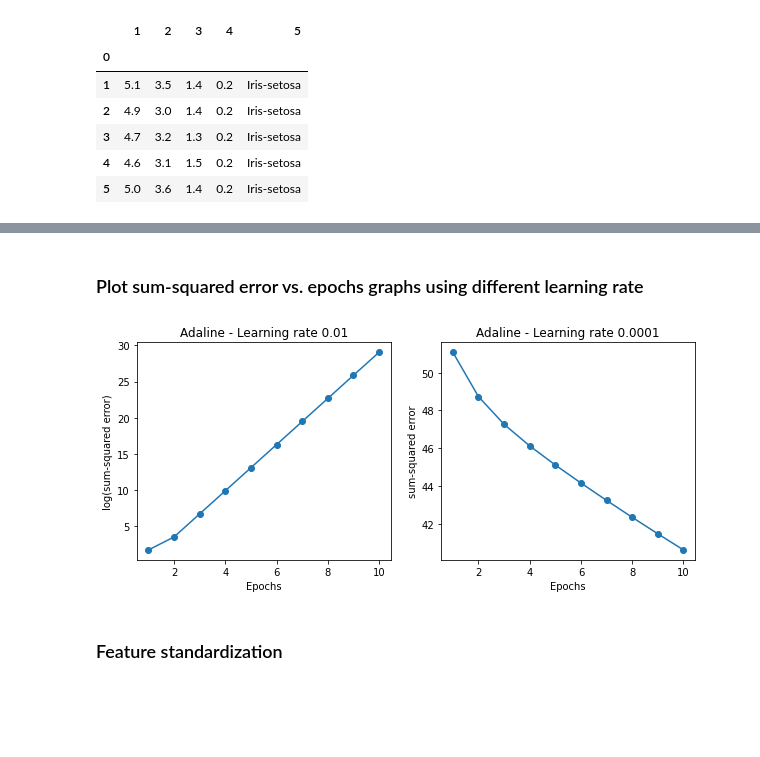
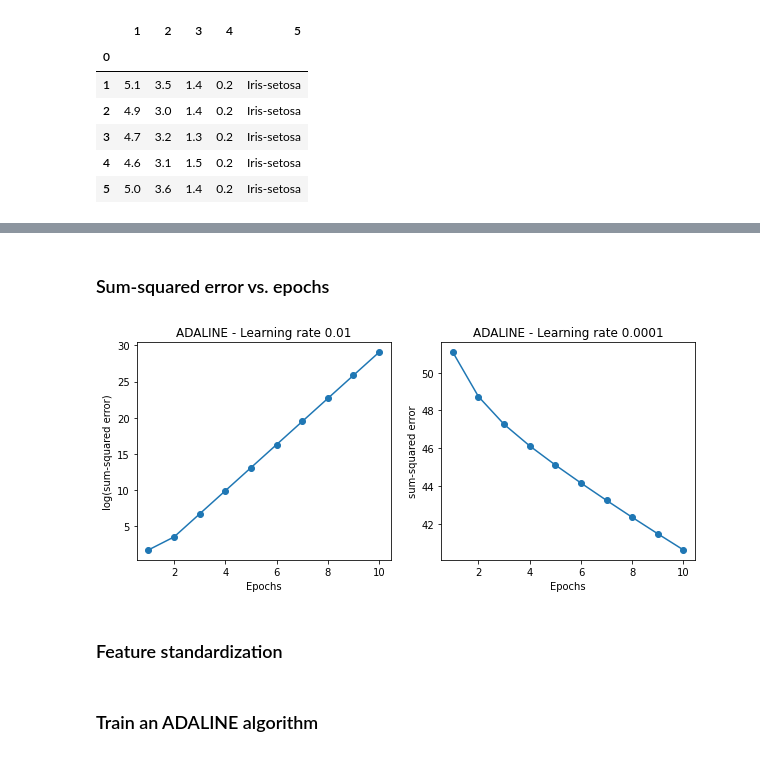
Before and after one commit to jhhan0/machine-learning, a Jupyter notebook: python_machine_learning_textbook/chap2/chap2_adaline.ipynb, the cells around one changed output, grey strips where cells are left out. Cells and saved outputs as stored; diff of their text form; code cells hidden in the pictures; blank space fills up the shorter version.

```diff
--- a/python_machine_learning_textbook/chap2/chap2_adaline.ipynb
+++ b/python_machine_learning_textbook/chap2/chap2_adaline.ipynb
@@ -80,23 +77,23 @@ X = df.iloc[0:100, [0, 2]].to_numpy(dtype='float32')
 # %% [markdown]
-### Plot sum-squared error vs. epochs graphs using different learning rate
+### Sum-squared error vs. epochs
 # %%
 plt.figure(figsize=(10, 4))
 plt.subplot(1, 2, 1)
 ada1 = AdalineGD(lr=0.01, epochs=10).fit(X, y)
 plt.plot(range(1, len(ada1.cost_)+1), np.log10(ada1.cost_), marker='o')
 plt.xlabel('Epochs')
 plt.ylabel('log(sum-squared error)')
-plt.title('Adaline - Learning rate 0.01')
+plt.title('ADALINE - Learning rate 0.01')
 
 plt.subplot(1, 2, 2)
 ada2 = AdalineGD(lr=0.0001, epochs=10).fit(X, y)
 plt.plot(range(1, len(ada2.cost_)+1), ada2.cost_, marker='o')
 plt.xlabel('Epochs')
 plt.ylabel('sum-squared error')
-plt.title('Adaline - Learning rate 0.0001')
+plt.title('ADALINE - Learning rate 0.0001')
 plt.show()
 # %% [output]
-[figure, old version]
+[figure, new version]
 # %% [markdown]
 ### Feature standardization
 # %%
@@ -106,6 +103,8 @@ plt.show()
 X_std = np.copy(X)
 X_std[:, 0] = (X[:, 0] - X[:, 0].mean()) / X[:, 0].std()
 X_std[:, 1] = (X[:, 1] - X[:, 1].mean()) / X[:, 1].std()
+# %% [markdown]
+### Train an ADALINE algorithm
 # %%
 def display_decision_boundary(X, y, classifier, step=0.02):
     markers = ('o', 'x', 's', '^', 'v')
```
Also changed, not shown: parts of 9 cells of this notebook, 1 other file.
